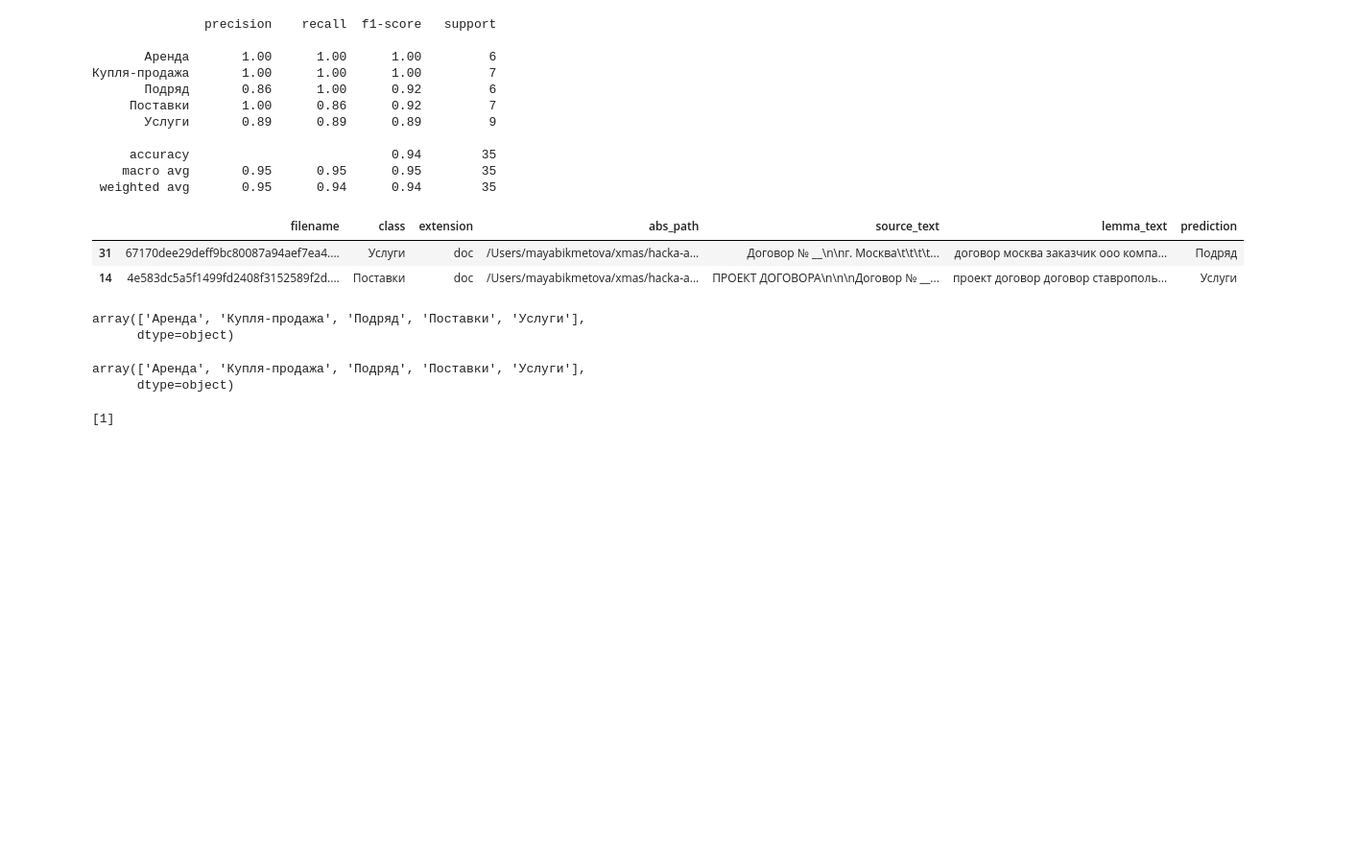
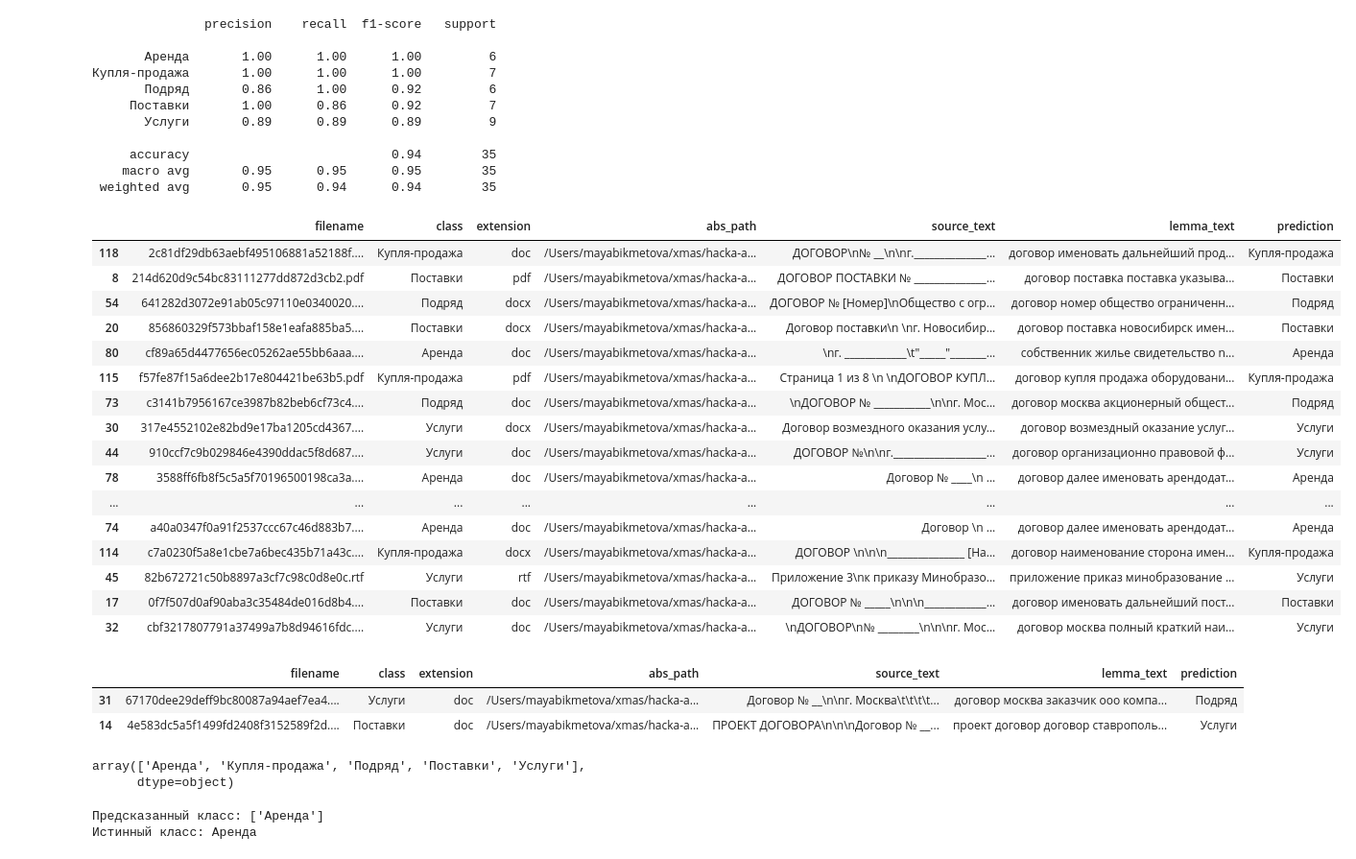
Before and after one commit to maya-ami/xmas, a Jupyter notebook: extract text.ipynb, the cells around one changed output. Shown at 96% size. Drawn from its saved outputs; the diff is of its cells as text; code cells hidden in the pictures; blank space fills up the shorter version.

```diff
--- a/extract text.ipynb
+++ b/extract text.ipynb
@@ -578,6 +595,11 @@ sns.countplot(x='class', data=test)
 <AxesSubplot:xlabel='class', ylabel='count'>
 [figure]
 # %%
+vect = TfidfVectorizer(ngram_range=(1, 4),max_features=1000)
+rf = RandomForestClassifier(n_estimators=150, max_depth=15, random_state=1)
+pipe = make_pipeline(vect, rf)
+
+
 pipe.fit(train['lemma_text'], train['class'])
 prediction = pipe.predict(test['lemma_text'])
 pred_proba = pipe.predict_proba(test['lemma_text'])
@@ -599,17 +621,32 @@ print(classification_report(test['class'], prediction))
 ####### интерпретация с LIME #######
 # %%
 test['prediction'] = prediction
+# %%
+test
+# %% [output]
+|  | filename | class | extension | abs_path | source_text | lemma_text | prediction |
+| 118 | 2c81df29db63aebf495106881a52188f.... | Купля-продажа | doc | /Users/mayabikmetova/xmas/hacka-a... | ДОГОВОР\n№ __\n\nг.______________... | договор именовать дальнейший прод... | Купля-продажа |
+| 8 | 214d620d9c54bc83111277dd872d3cb2.pdf | Поставки | pdf | /Users/mayabikmetova/xmas/hacka-a... | ДОГОВОР ПОСТАВКИ № ______________... | договор поставка поставка указыва... | Поставки |
+| 54 | 641282d3072e91ab05c97110e0340020.... | Подряд | docx | /Users/mayabikmetova/xmas/hacka-a... | ДОГОВОР № [Номер]\nОбщество с огр... | договор номер общество ограниченн... | Подряд |
+| 20 | 856860329f573bbaf158e1eafa885ba5.... | Поставки | docx | /Users/mayabikmetova/xmas/hacka-a... | Договор поставки\n \nг. Новосибир... | договор поставка новосибирск имен... | Поставки |
+| 80 | cf89a65d4477656ec05262ae55bb6aaa.... | Аренда | doc | /Users/mayabikmetova/xmas/hacka-a... | \nг. ____________\t"_____"_______... | собственник жилье свидетельство n... | Аренда |
+| 115 | f57fe87f15a6dee2b17e804421be63b5.pdf | Купля-продажа | pdf | /Users/mayabikmetova/xmas/hacka-a... | Страница 1 из 8 \n \nДОГОВОР КУПЛ... | договор купля продажа оборудовани... | Купля-продажа |
+| 73 | c3141b7956167ce3987b82beb6cf73c4.... | Подряд | doc | /Users/mayabikmetova/xmas/hacka-a... | \nДОГОВОР № ___________\n\nг. Мос... | договор москва акционерный общест... | Подряд |
+| 30 | 317e4552102e82bd9e17ba1205cd4367.... | Услуги | docx | /Users/mayabikmetova/xmas/hacka-a... | Договор возмездного оказания услу... | договор возмездный оказание услуг... | Услуги |
+| 44 | 910ccf7c9b029846e4390ddac5f8d687.... | Услуги | doc | /Users/mayabikmetova/xmas/hacka-a... | ДОГОВОР №\n\nг.__________________... | договор организационно правовой ф... | Услуги |
+| 78 | 3588ff6fb8f5c5a5f70196500198ca3a.... | Аренда | doc | /Users/mayabikmetova/xmas/hacka-a... | Договор № ____\n ... | договор далее именовать арендодат... | Аренда |
+| ... | ... | ... | ... | ... | ... | ... | ... |
+| 74 | a40a0347f0a91f2537ccc67c46d883b7.... | Аренда | doc | /Users/mayabikmetova/xmas/hacka-a... | Договор \n ... | договор далее именовать арендодат... | Аренда |
+| 114 | c7a0230f5a8e1cbe7a6bec435b71a43c.... | Купля-продажа | docx | /Users/mayabikmetova/xmas/hacka-a... | ДОГОВОР \n\n\n_______________ [На... | договор наименование сторона имен... | Купля-продажа |
+| 45 | 82b672721c50b8897a3cf7c98c0d8e0c.rtf | Услуги | rtf | /Users/mayabikmetova/xmas/hacka-a... | Приложение 3\nк приказу Минобразо... | приложение приказ минобразование ... | Услуги |
+| 17 | 0f7f507d0af90aba3c35484de016d8b4.... | Поставки | doc | /Users/mayabikmetova/xmas/hacka-a... | ДОГОВОР № _____\n\n\n____________... | договор именовать дальнейший пост... | Поставки |
+| 32 | cbf3217807791a37499a7b8d94616fdc.... | Услуги | doc | /Users/mayabikmetova/xmas/hacka-a... | \nДОГОВОР\n№ ________\n\n\nг. Мос... | договор москва полный краткий наи... | Услуги |
 # %%
 test[test['class']!=test['prediction']]
 # %% [output]
 |  | filename | class | extension | abs_path | source_text | lemma_text | prediction |
 | 31 | 67170dee29deff9bc80087a94aef7ea4.... | Услуги | doc | /Users/mayabikmetova/xmas/hacka-a... | Договор № __\n\nг. Москва\t\t\t\t... | договор москва заказчик ооо компа... | Подряд |
 | 14 | 4e583dc5a5f1499fd2408f3152589f2d.... | Поставки | doc | /Users/mayabikmetova/xmas/hacka-a... | ПРОЕКТ ДОГОВОРА\n\n\nДоговор № __... | проект договор договор ставрополь... | Услуги |
-# %%
-pipe.classes_
-# %% [output]
-array(['Аренда', 'Купля-продажа', 'Подряд', 'Поставки', 'Услуги'],
-      dtype=object)
 # %%
 class_names = pipe.classes_
 class_names
@@ -622,7 +659,12 @@ explainer = LimeTextExplainer(class_names=class_names)
 # %%
-idx = 118
+# 118, 80
+idx = 80
 
-exp = explainer.explain_instance(test.loc[idx]['lemma_text'], pipe.predict_proba, num_features=6, top_labels=1)
-print(exp.available_labels())
+exp = explainer.explain_instance(test.loc[idx]['lemma_text'],
+                                 pipe.predict_proba, num_features=6,
+                                 top_labels=1)
+print('Предсказанный класс:', class_names[exp.available_labels()])
+print('Истинный класс: %s' % test.loc[idx]['class'])
 # %% [output]
-[1]
+Предсказанный класс: ['Аренда']
+Истинный класс: Аренда
```
Also changed, not shown: parts of 7 cells of this notebook.
